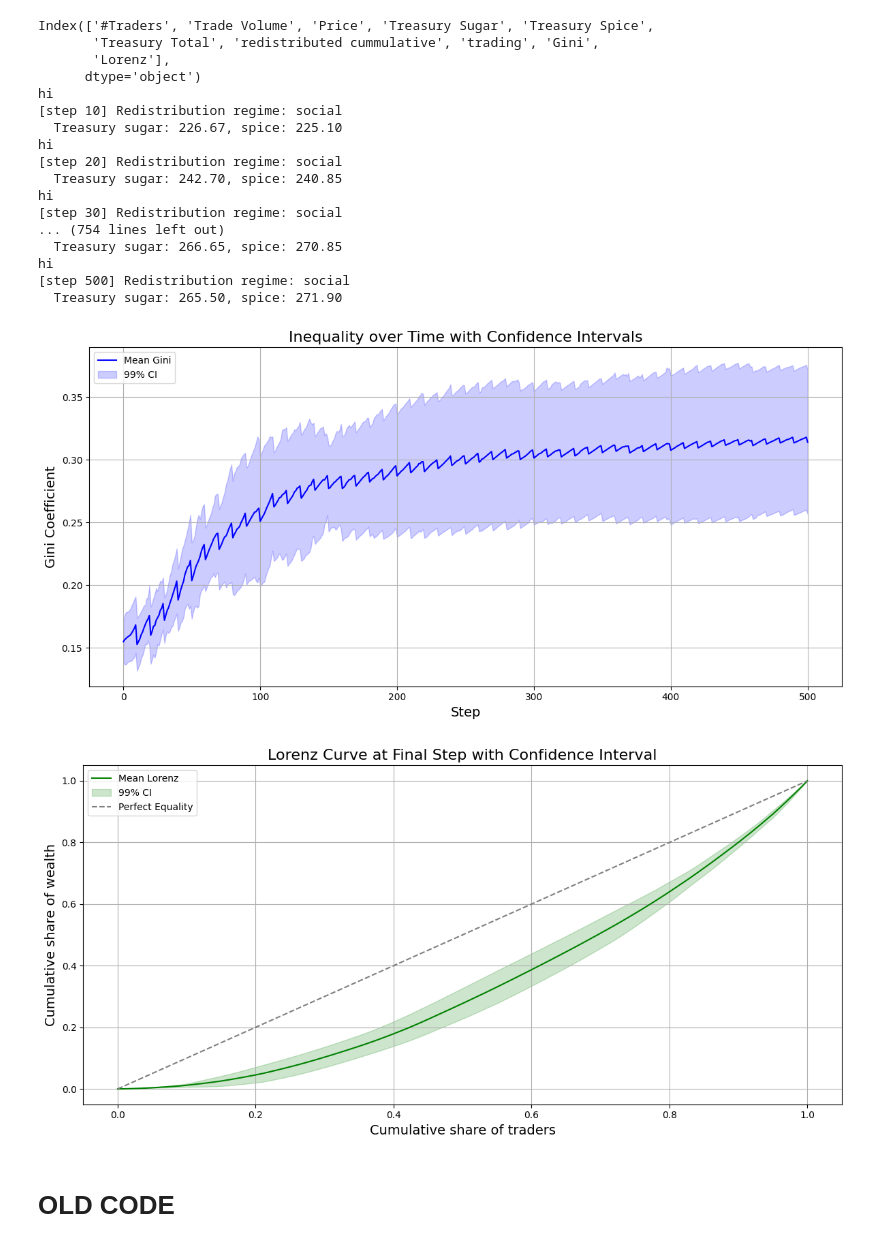
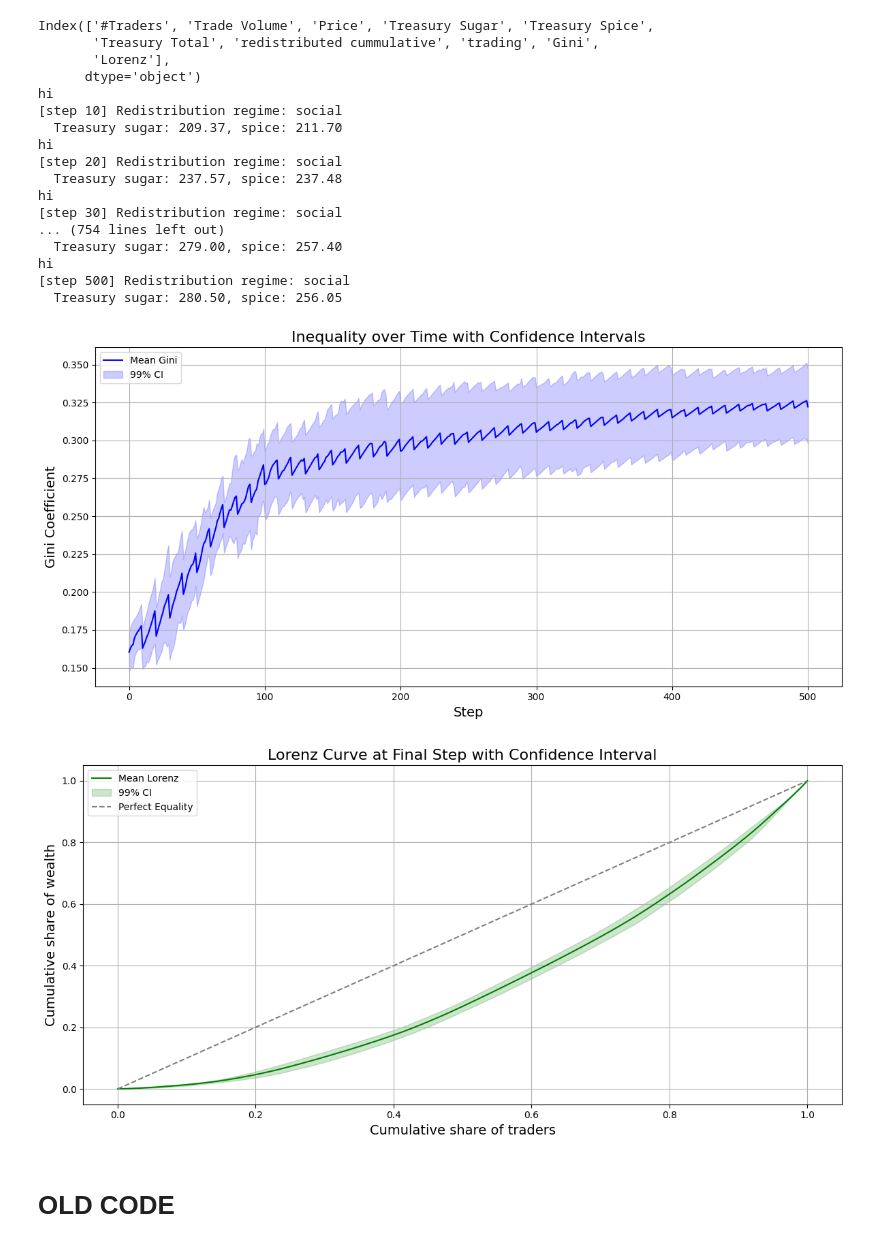
Before and after one commit to imaanb/ABM, a Jupyter notebook: lorenz_gini.ipynb, the cells around one changed output. Cells and saved outputs as stored; diff of their text form; code cells hidden in the pictures.

Commit message:
ran model with trade

```diff
--- a/lorenz_gini.ipynb
+++ b/lorenz_gini.ipynb
@@ -32,7 +32,7 @@ model_args = dict(
     vat_rate_sugar = .0,
     vat_rate_spice = .0 ,
     redistribution_regime = "social",
-    enable_trade=False,
+    enable_trade=True,
     seed=None,
     enable_staghunt=False,
 )
@@ -78,39 +78,39 @@ mean_y = y_arrays.mean(axis=0)
 sem_y = y_arrays.std(axis=0, ddof=1) / np.sqrt(NUM_RUNS)
 ci_range_y = t.ppf((1 + confidence) / 2., NUM_RUNS - 1) * sem_y
 lower_y = mean_y - ci_range_y
 upper_y = mean_y + ci_range_y
 
 plt.figure(figsize=(12,6))
 plt.plot(x_vals, mean_y, label="Mean Lorenz", color='green')
 plt.fill_between(x_vals, lower_y, upper_y, color='green', alpha=0.2, label=f"{int(confidence*100)}% CI")
 plt.plot([0, 1], [0, 1], linestyle='--', color='gray', label="Perfect Equality")
 plt.xlabel("Cumulative share of traders", fontsize=14)
 plt.ylabel("Cumulative share of wealth", fontsize=14)
 plt.title("Lorenz Curve at Final Step with Confidence Interval", fontsize=16)
 plt.grid(True)
 plt.legend()
 plt.tight_layout()
 plt.show()
 # %% [output]
 Index(['#Traders', 'Trade Volume', 'Price', 'Treasury Sugar', 'Treasury Spice',
        'Treasury Total', 'redistributed cummulative', 'trading', 'Gini',
        'Lorenz'],
       dtype='object')
 hi
 [step 10] Redistribution regime: social
-  Treasury sugar: 226.67, spice: 225.10
+  Treasury sugar: 209.37, spice: 211.70
 hi
 [step 20] Redistribution regime: social
-  Treasury sugar: 242.70, spice: 240.85
+  Treasury sugar: 237.57, spice: 237.48
 hi
 [step 30] Redistribution regime: social
 ... (754 lines left out)
-  Treasury sugar: 266.65, spice: 270.85
+  Treasury sugar: 279.00, spice: 257.40
 hi
 [step 500] Redistribution regime: social
-  Treasury sugar: 265.50, spice: 271.90
+  Treasury sugar: 280.50, spice: 256.05
-[figure, old version]
+[figure, new version]
-[figure, old version]
+[figure, new version]
 # %% [markdown]
 # OLD CODE
 # %%
```
